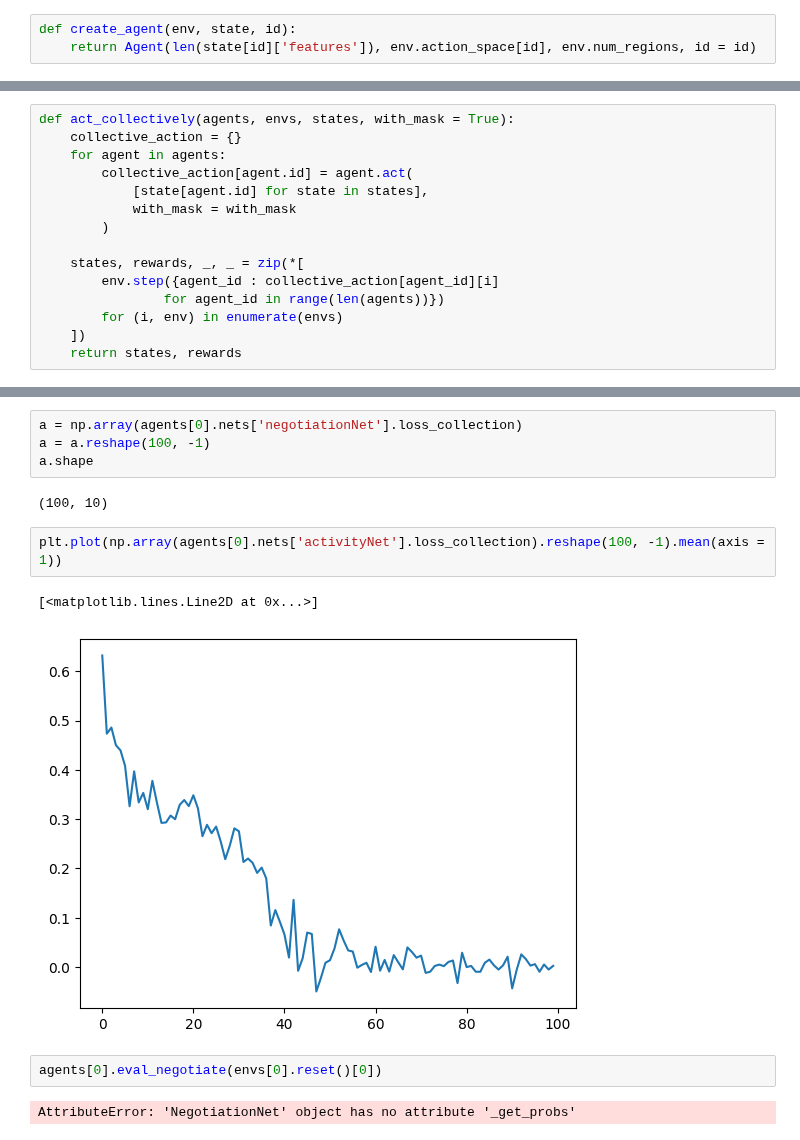
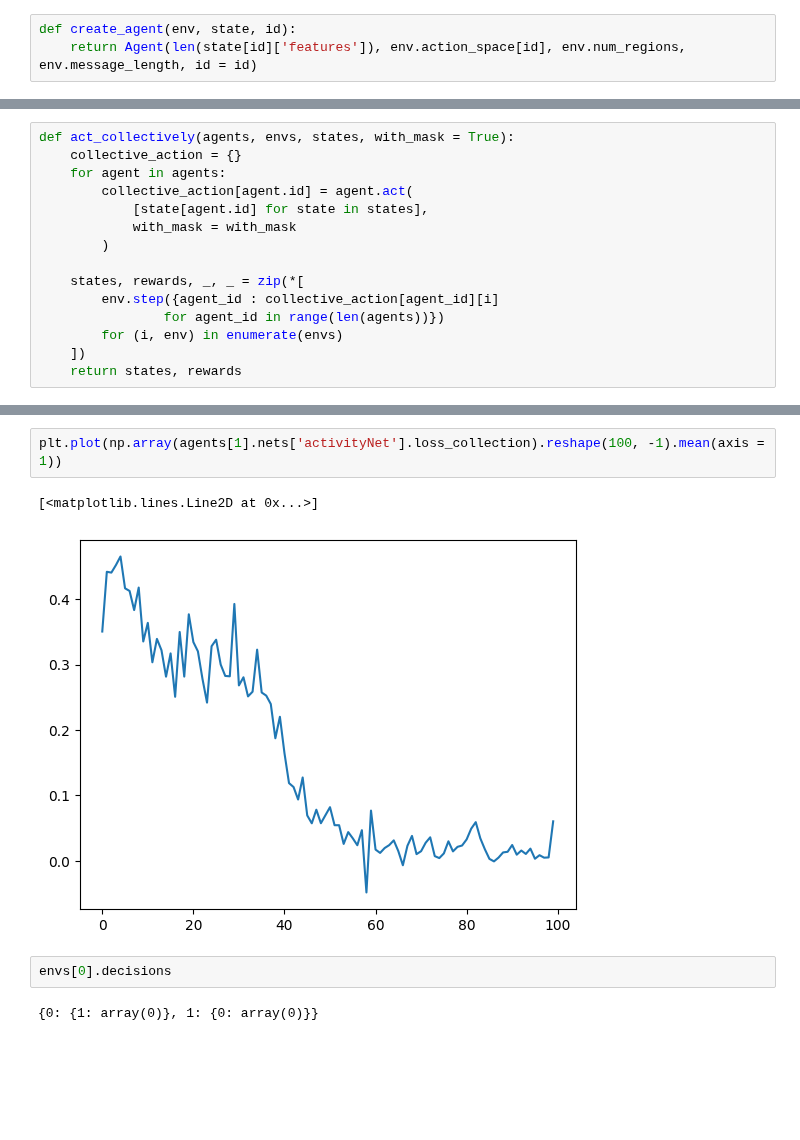
Before and after one commit to i4ata/BScProject, a Jupyter notebook: ppo_negotiation_rec/PPO_negotiation_tryouts.ipynb, the cells around one changed output, grey strips where cells are left out. Drawn from its saved outputs; the diff is of its cells as text; blank space fills up the shorter version.

Commit message:
massive bug fix and implementation of messages

```diff
--- a/ppo_negotiation_rec/PPO_negotiation_tryouts.ipynb
+++ b/ppo_negotiation_rec/PPO_negotiation_tryouts.ipynb
@@ -30,7 +30,7 @@ from tqdm import tqdm
 #             for agent_id in range(envs_4_regions[0].num_agents)]
 # %%
 def create_agent(env, state, id):
-    return Agent(len(state[id]['features']), env.action_space[id], env.num_regions, id = id)
+    return Agent(len(state[id]['features']), env.action_space[id], env.num_regions, env.message_length, id = id)
 # %%
 envs = [Rice(id = i, region_yamls_filename='2_region_yamls//', num_discrete_action_levels=5) for i in range(5)]
 initial_state = envs[0].reset()
@@ -161,15 +259,9 @@ for epoch in tqdm(range(100)):
-# %%
-a = np.array(agents[0].nets['negotiationNet'].loss_collection)
-a = a.reshape(100, -1)
-a.shape
-# %% [output]
-(100, 10)
-# %%
-plt.plot(np.array(agents[0].nets['activityNet'].loss_collection).reshape(100, -1).mean(axis = 1))
-# %% [output]
-[<matplotlib.lines.Line2D at 0x...>]
-[figure, removed]
-# %%
-agents[0].eval_negotiate(envs[0].reset()[0])
-# %% [output]
-AttributeError: 'NegotiationNet' object has no attribute '_get_probs'
+# %%
+plt.plot(np.array(agents[1].nets['activityNet'].loss_collection).reshape(100, -1).mean(axis = 1))
+# %% [output]
+[<matplotlib.lines.Line2D at 0x...>]
+[figure, added]
+# %%
+envs[0].decisions
+# %% [output]
+{0: {1: array(0)}, 1: {0: array(0)}}
```
Also changed, not shown: parts of 4 cells of this notebook, 7 other files.
